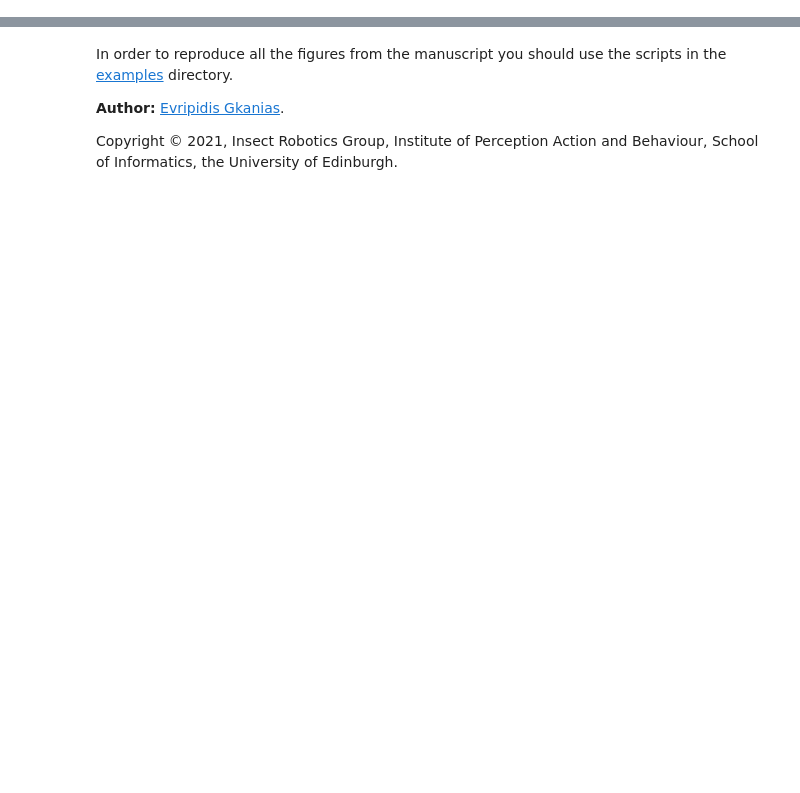
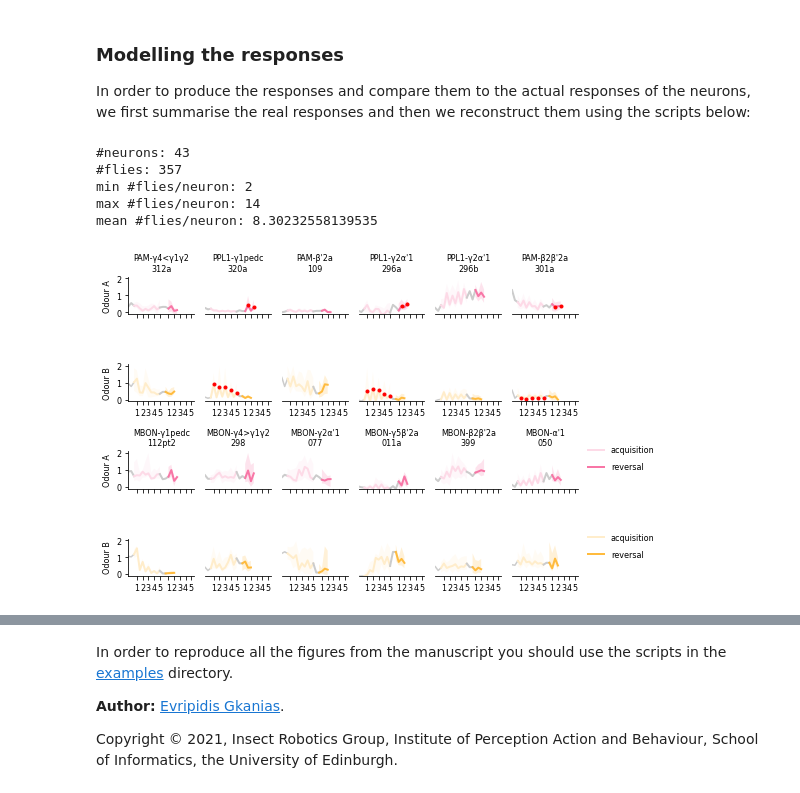
Before and after one commit to InsectRobotics/IncentiveCircuit, a Jupyter notebook: notebooks/generate_manuscript.ipynb, the cells around one changed output, grey strips where cells are left out. Drawn from its saved outputs; the diff is of its cells as text; code cells hidden in the pictures; blank space fills up the shorter version.

```diff
--- a/notebooks/generate_manuscript.ipynb
+++ b/notebooks/generate_manuscript.ipynb
@@ -244,0 +49,16 @@ from the paths.
+# %% [markdown]
+### Modelling the responses
+
+In order to produce the responses and compare them to the actual responses of the neurons, we first summarise the
+real responses and then we reconstruct them using the scripts below:
+# %%
+import plot_data
+
+plot_data.main("--stats", "--only-nids")
+# %% [output]
+#neurons: 43
+#flies: 357
+min #flies/neuron: 2
+max #flies/neuron: 14
+mean #flies/neuron: 8.30232558139535
+[figure, added]
```
Also changed, not shown: parts of 43 cells of this notebook, 14 other files.
